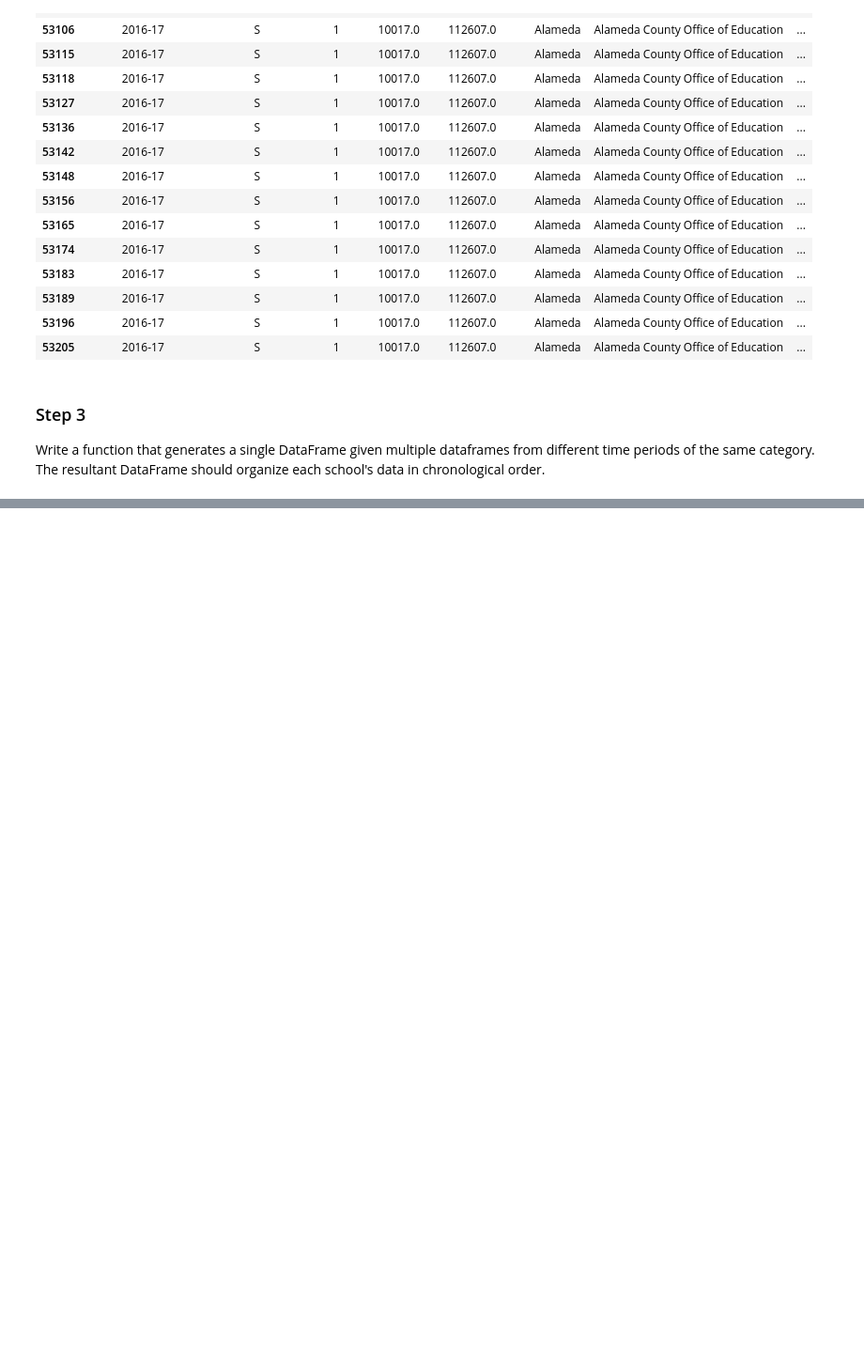
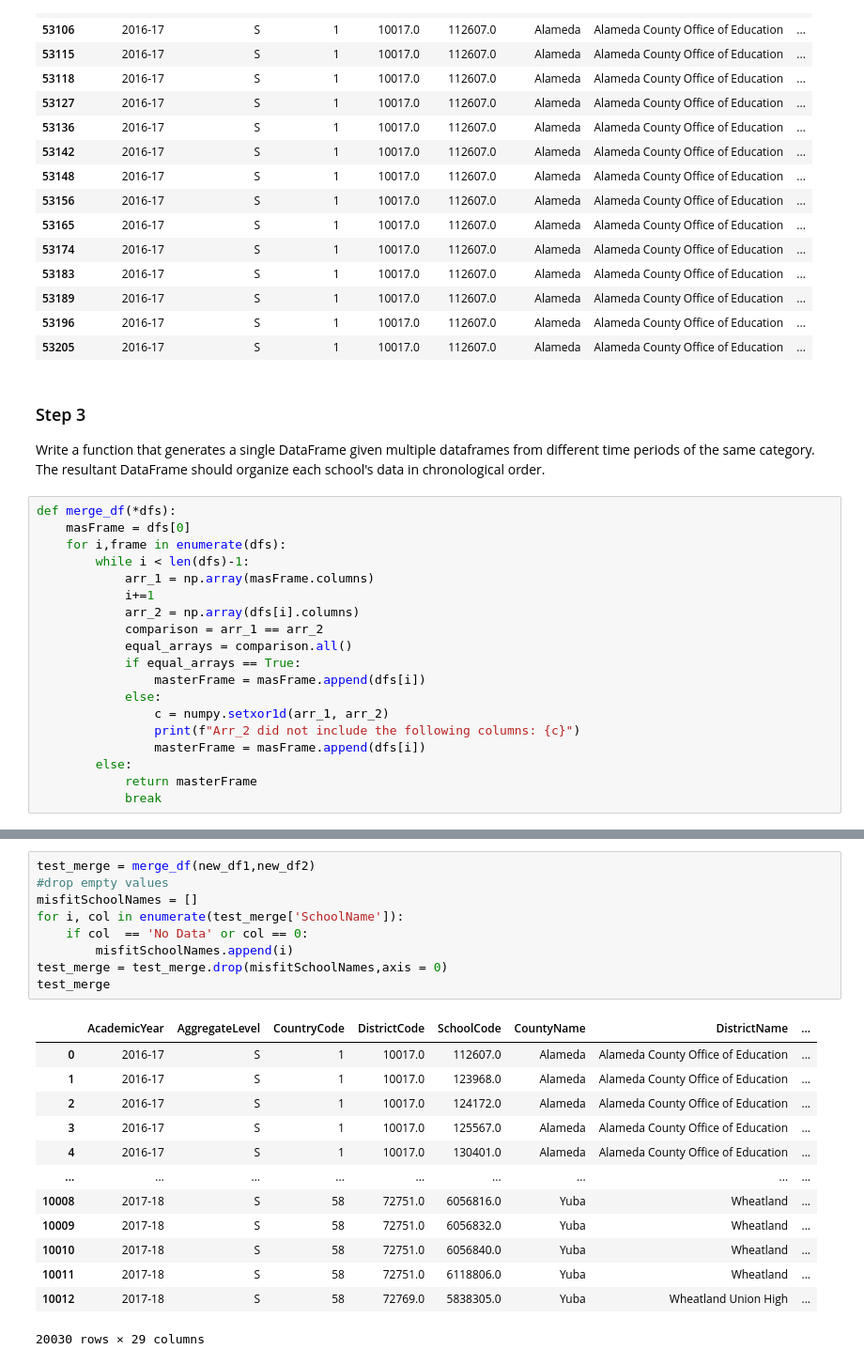
Before and after one commit to npcrites/california-school-analysis, a Jupyter notebook: Preprocessing.ipynb, the cells around one changed output, grey strips where cells are left out. Shown at 94% size. Saved outputs shown, nothing was run; the diff lists cells and outputs as text; blank space fills up the shorter version.

```diff
--- a/Preprocessing.ipynb
+++ b/Preprocessing.ipynb
@@ -141,3 +121,22 @@ df1.iloc[rows]
 # %% [markdown]
 ### Step 3
 Write a function that generates a single DataFrame given multiple dataframes from different time periods of the same category. The resultant DataFrame should organize each school's data in chronological order.
+# %%
+def merge_df(*dfs):
+    masFrame = dfs[0]
+    for i,frame in enumerate(dfs):
+        while i < len(dfs)-1:
+            arr_1 = np.array(masFrame.columns)
+            i+=1
+            arr_2 = np.array(dfs[i].columns)
+            comparison = arr_1 == arr_2
+            equal_arrays = comparison.all()
+            if equal_arrays == True:
+                masterFrame = masFrame.append(dfs[i])
+            else:
+                c = numpy.setxor1d(arr_1, arr_2)
+                print(f"Arr_2 did not include the following columns: {c}")
+                masterFrame = masFrame.append(dfs[i])
+        else:
+            return masterFrame
+            break
@@ -143,0 +159,23 @@ Write a function that generates a single DataFrame given multiple dataframes fro
+# %%
+test_merge = merge_df(new_df1,new_df2)
+#drop empty values
+misfitSchoolNames = []
+for i, col in enumerate(test_merge['SchoolName']):
+    if col  == 'No Data' or col == 0:
+        misfitSchoolNames.append(i)
+test_merge = test_merge.drop(misfitSchoolNames,axis = 0)
+test_merge
+# %% [output]
+|  | AcademicYear | AggregateLevel | CountryCode | DistrictCode | SchoolCode | CountyName | DistrictName | ... |
+| 0 | 2016-17 | S | 1 | 10017.0 | 112607.0 | Alameda | Alameda County Office of Education | ... |
+| 1 | 2016-17 | S | 1 | 10017.0 | 123968.0 | Alameda | Alameda County Office of Education | ... |
+| 2 | 2016-17 | S | 1 | 10017.0 | 124172.0 | Alameda | Alameda County Office of Education | ... |
+| 3 | 2016-17 | S | 1 | 10017.0 | 125567.0 | Alameda | Alameda County Office of Education | ... |
+| 4 | 2016-17 | S | 1 | 10017.0 | 130401.0 | Alameda | Alameda County Office of Education | ... |
+| ... | ... | ... | ... | ... | ... | ... | ... | ... |
+| 10008 | 2017-18 | S | 58 | 72751.0 | 6056816.0 | Yuba | Wheatland | ... |
+| 10009 | 2017-18 | S | 58 | 72751.0 | 6056832.0 | Yuba | Wheatland | ... |
+| 10010 | 2017-18 | S | 58 | 72751.0 | 6056840.0 | Yuba | Wheatland | ... |
+| 10011 | 2017-18 | S | 58 | 72751.0 | 6118806.0 | Yuba | Wheatland | ... |
+| 10012 | 2017-18 | S | 58 | 72769.0 | 5838305.0 | Yuba | Wheatland Union High | ... |
+20030 rows × 29 columns
```
Also changed, not shown: parts of 10 cells of this notebook.
